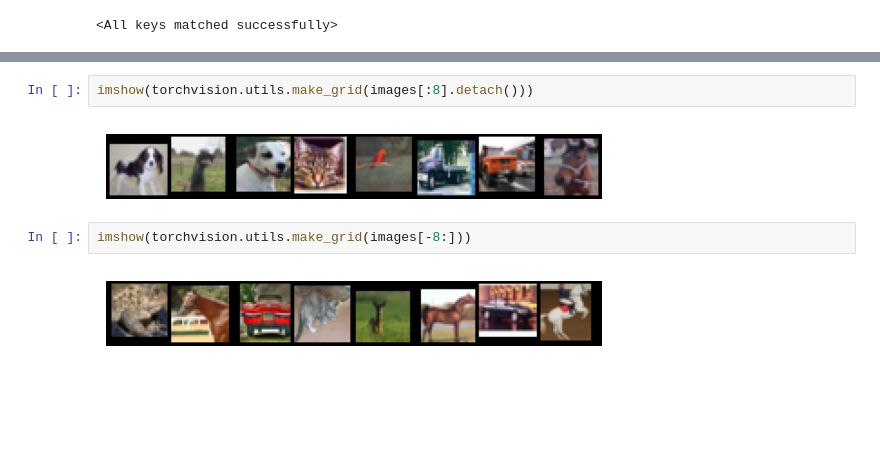
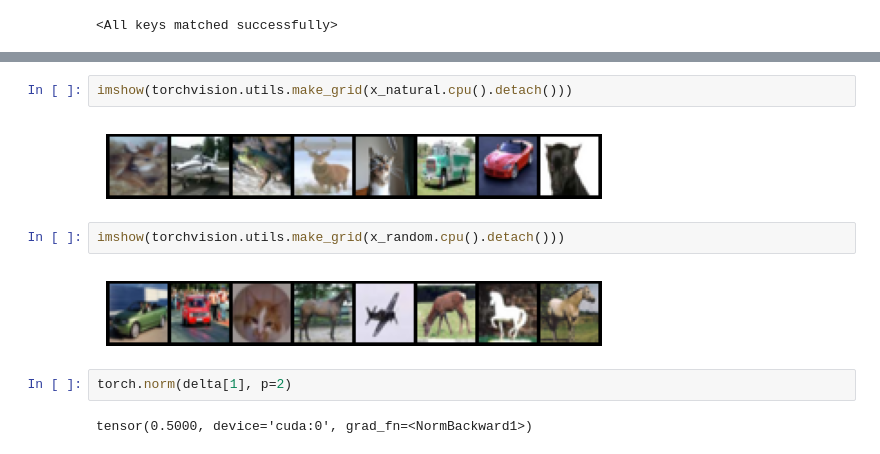
Before and after one commit to sugarl-sudo/When-Adversarial-Training-Meets-Vision-Transformers, a Jupyter notebook: notebook/robust_dataset.ipynb, the cells around one changed output, grey strips where cells are left out. Drawn from its saved outputs; the diff is of its cells as text; blank space fills up the shorter version.

```diff
--- a/notebook/robust_dataset.ipynb
+++ b/notebook/robust_dataset.ipynb
@@ -254,8 +265,12 @@ Clipping input data to the valid range for imshow with RGB data ([0..1] for floa
 # %%
-imshow(torchvision.utils.make_grid(images[:8].detach()))
+imshow(torchvision.utils.make_grid(x_natural.cpu().detach()))
 # %% [output]
-[figure, old version]
+[figure, new version]
 # %%
-imshow(torchvision.utils.make_grid(images[-8:]))
+imshow(torchvision.utils.make_grid(x_random.cpu().detach()))
 # %% [output]
-[figure, old version]
+[figure, new version]
+# %%
+torch.norm(delta[1], p=2)
+# %% [output]
+tensor(0.5000, device='cuda:0', grad_fn=<NormBackward1>)
```
Also changed, not shown: parts of 14 cells of this notebook, 4 other files.
